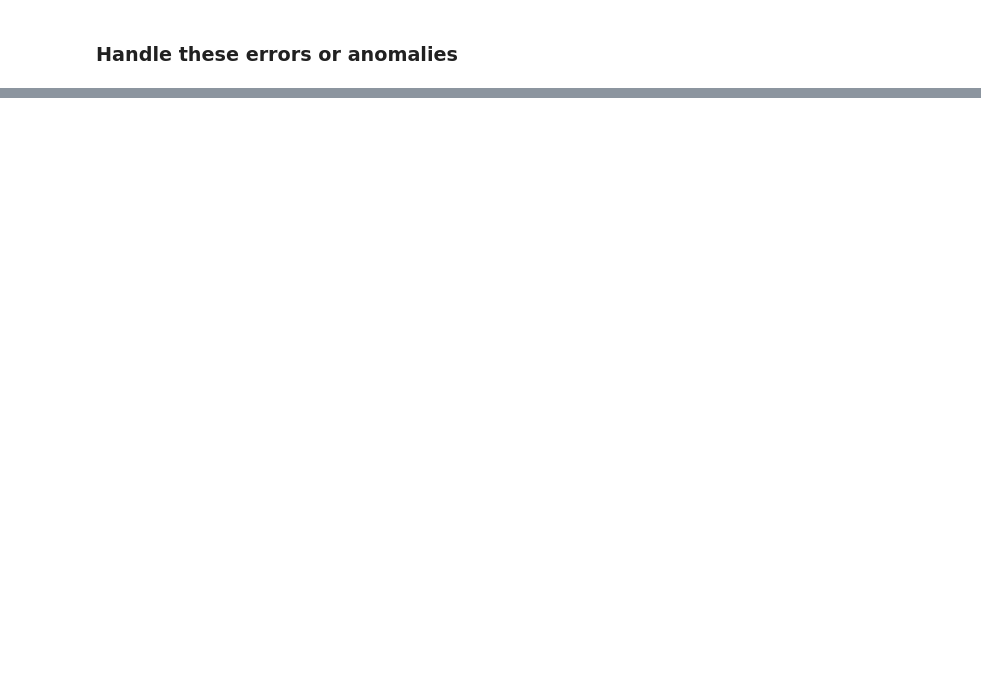
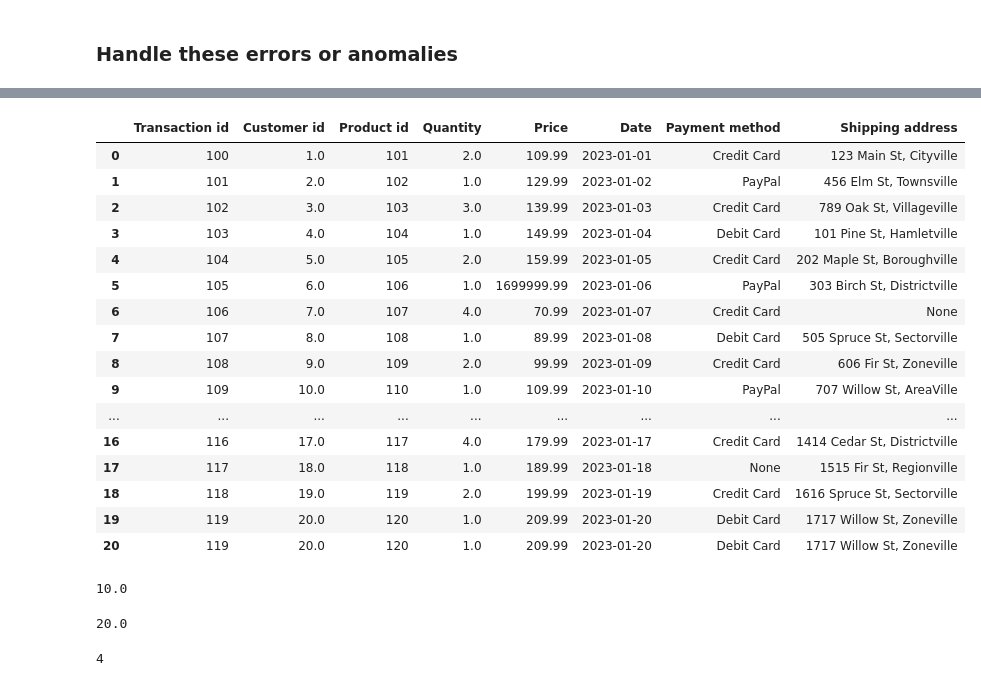
Before and after one commit to devidrees/Codroid-April-Batch, a Jupyter notebook: Day 13 - Data Cleaning.ipynb, the cells around one changed output, grey strips where cells are left out. Drawn from its saved outputs; the diff is of its cells as text; code cells hidden in the pictures; blank space fills up the shorter version.

Commit message:
sync day 12, spent time on mode today

```diff
--- a/Day 13 - Data Cleaning.ipynb
+++ b/Day 13 - Data Cleaning.ipynb
@@ -185,0 +248,5 @@ df.duplicated().sum() # check for duplicate rows in the DataFrame
+# %%
+mean_quantity = df['Quantity'].mean() # calculate the mean of the 'Quantity' column
+mean_quantity
+
+df1 = df.copy() # create a copy of the DataFrame to avoid modifying the original DataFrame
@@ -185,0 +281,2 @@ df.duplicated().sum() # check for duplicate rows in the DataFrame
+# %%
+df1['Quantity'].fillna(round(mean_quantity), inplace=True) # fill missing values in 'Quantity' with the rounded mean value
@@ -185,0 +290,43 @@ df.duplicated().sum() # check for duplicate rows in the DataFrame
+# %%
+df1
+# %% [output]
+|  | Transaction id | Customer id | Product id | Quantity | Price | Date | Payment method | Shipping address |
+| 0 | 100 | 1.0 | 101 | 2.0 | 109.99 | 2023-01-01 | Credit Card | 123 Main St, Cityville |
+| 1 | 101 | 2.0 | 102 | 1.0 | 129.99 | 2023-01-02 | PayPal | 456 Elm St, Townsville |
+| 2 | 102 | 3.0 | 103 | 3.0 | 139.99 | 2023-01-03 | Credit Card | 789 Oak St, Villageville |
+| 3 | 103 | 4.0 | 104 | 1.0 | 149.99 | 2023-01-04 | Debit Card | 101 Pine St, Hamletville |
+| 4 | 104 | 5.0 | 105 | 2.0 | 159.99 | 2023-01-05 | Credit Card | 202 Maple St, Boroughville |
+| 5 | 105 | 6.0 | 106 | 1.0 | 1699999.99 | 2023-01-06 | PayPal | 303 Birch St, Districtville |
+| 6 | 106 | 7.0 | 107 | 4.0 | 70.99 | 2023-01-07 | Credit Card | None |
+| 7 | 107 | 8.0 | 108 | 1.0 | 89.99 | 2023-01-08 | Debit Card | 505 Spruce St, Sectorville |
+| 8 | 108 | 9.0 | 109 | 2.0 | 99.99 | 2023-01-09 | Credit Card | 606 Fir St, Zoneville |
+| 9 | 109 | 10.0 | 110 | 1.0 | 109.99 | 2023-01-10 | PayPal | 707 Willow St, AreaVille |
+| ... | ... | ... | ... | ... | ... | ... | ... | ... |
+| 16 | 116 | 17.0 | 117 | 4.0 | 179.99 | 2023-01-17 | Credit Card | 1414 Cedar St, Districtville |
+| 17 | 117 | 18.0 | 118 | 1.0 | 189.99 | 2023-01-18 | None | 1515 Fir St, Regionville |
+| 18 | 118 | 19.0 | 119 | 2.0 | 199.99 | 2023-01-19 | Credit Card | 1616 Spruce St, Sectorville |
+| 19 | 119 | 20.0 | 120 | 1.0 | 209.99 | 2023-01-20 | Debit Card | 1717 Willow St, Zoneville |
+| 20 | 119 | 20.0 | 120 | 1.0 | 209.99 | 2023-01-20 | Debit Card | 1717 Willow St, Zoneville |
+# %%
+median_customer_id = df['Customer id'].median() # calculate the median of the 'Customer id' column
+median_customer_id
+# %% [output]
+10.0
+# %%
+mode_customer_id = df['Customer id'].mode()[0] # calculate the mode of the 'Customer id' column
+mode_customer_id
+
+# [] used here to get the first value of the mode series
+# [1] next mode
+# %% [output]
+20.0
+# %%
+dfaa = pd.DataFrame({
+    'Customer id': [1,1,1,2,2,3,3,3,3,3,3,4,4,4,4,4,4]
+})
+# 3 six times
+# 4 is six times
+dfaa['Customer id'].mode()[1]
+# 4 is the second mode
+# %% [output]
+4
```
Also changed, not shown: parts of 18 cells of this notebook.
